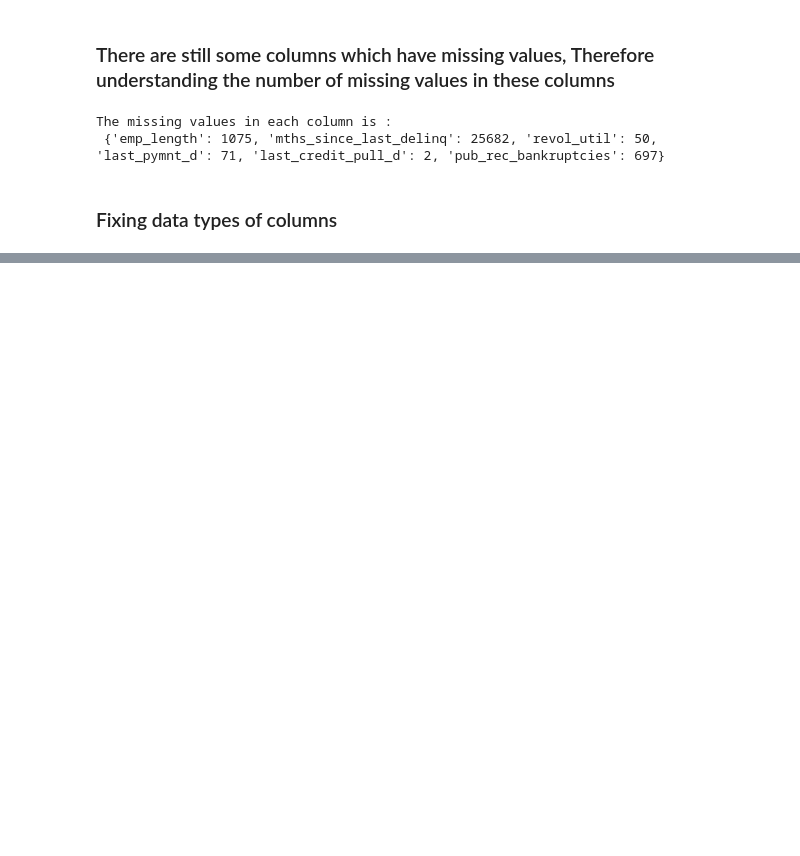
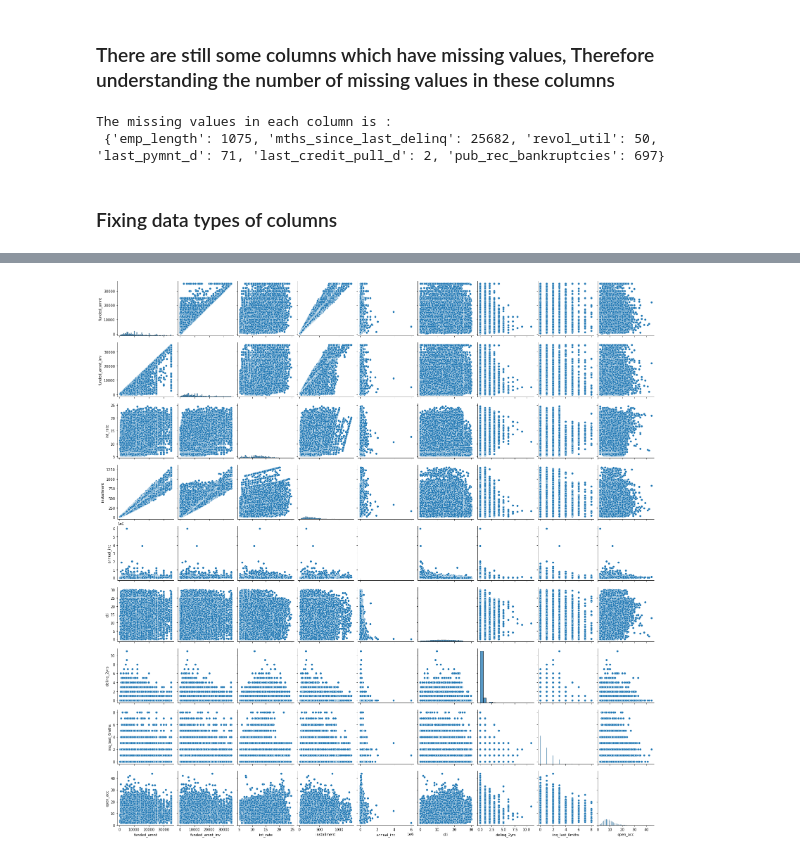
Before and after one commit to karthickchetti/LendingClubCaseStudy, a Jupyter notebook: Karthick_Chetti.ipynb, the cells around one changed output, grey strips where cells are left out. Cells and saved outputs as stored; diff of their text form; code cells hidden in the pictures; blank space fills up the shorter version.

```diff
--- a/Karthick_Chetti.ipynb
+++ b/Karthick_Chetti.ipynb
@@ -240,3 +279,8 @@ box_plot_col(lc_df_droppedcol)
+# %%
+sns.pairplot(num_df.iloc[:,1:10])
+plt.show()
+# %% [output]
+[figure, added]
 # %%
 ### Derived Metrics
 #### earliest_cr_line to year
```
Also changed, not shown: parts of 7 cells of this notebook.
